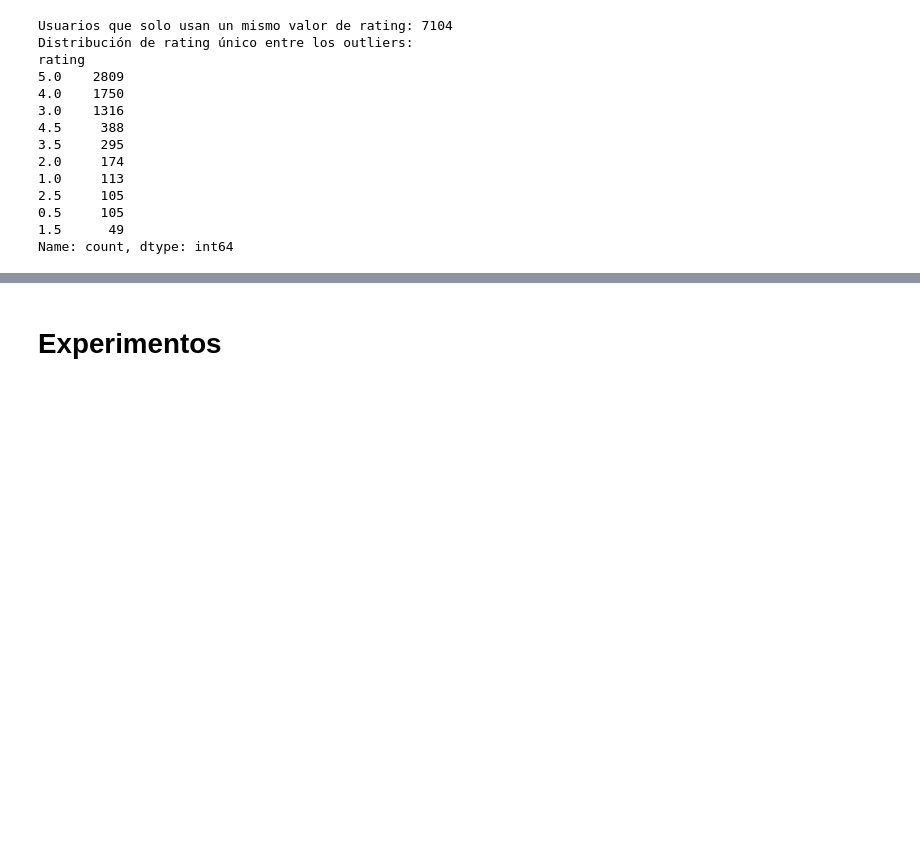
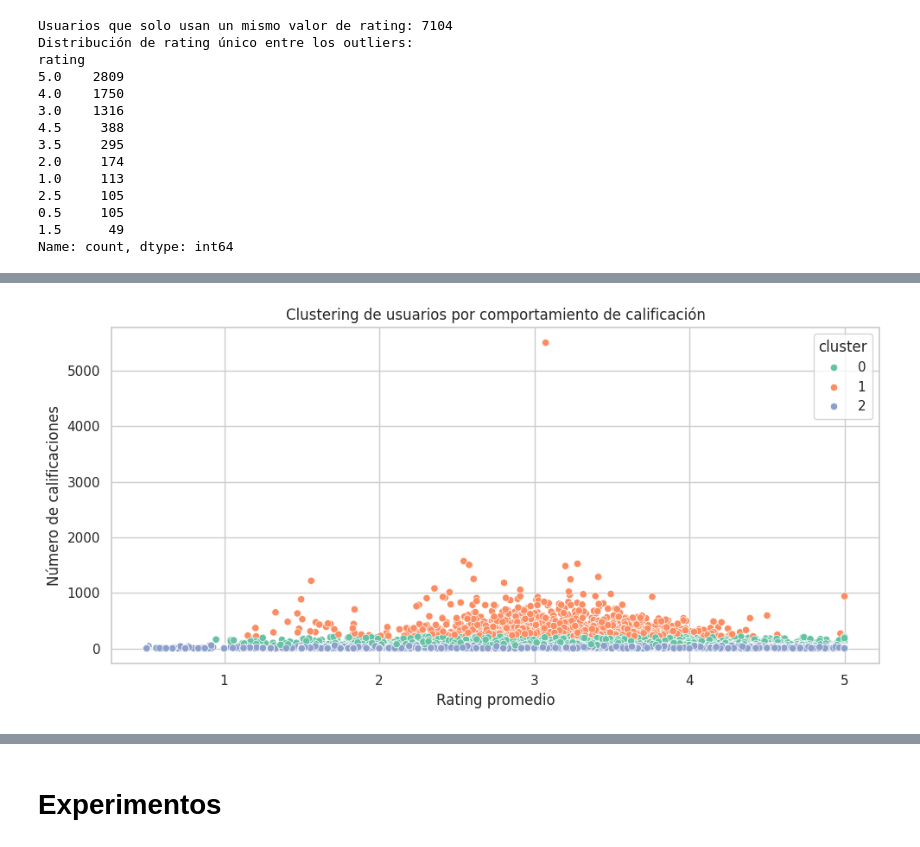
Before and after one commit to S0mbr4xc/Practica1-AA, a Jupyter notebook: Fase 1.ipynb, the cells around one changed output, grey strips where cells are left out. Cells and saved outputs as stored; diff of their text form; code cells hidden in the pictures; blank space fills up the shorter version.

```diff
--- a/Fase 1.ipynb
+++ b/Fase 1.ipynb
@@ -249,0 +436,18 @@ Name: count, dtype: int64
+# %%
+from sklearn.cluster import KMeans
+
+user_profiles = df.groupby('userId')['rating'].agg(['mean', 'count']).reset_index()
+user_profiles.columns = ['userId', 'avg_rating', 'num_ratings']
+
+kmeans = KMeans(n_clusters=3, random_state=0)
+user_profiles['cluster'] = kmeans.fit_predict(user_profiles[['avg_rating', 'num_ratings']])
+
+sns.scatterplot(data=user_profiles, x='avg_rating', y='num_ratings', hue='cluster', palette='Set2')
+plt.title("Clustering de usuarios por comportamiento de calificación")
+plt.xlabel("Rating promedio")
+plt.ylabel("Número de calificaciones")
+plt.grid(True)
+plt.tight_layout()
+plt.show()
+# %% [output]
+[figure, added]
```
Also changed, not shown: parts of 37 cells of this notebook, 6 other files.
